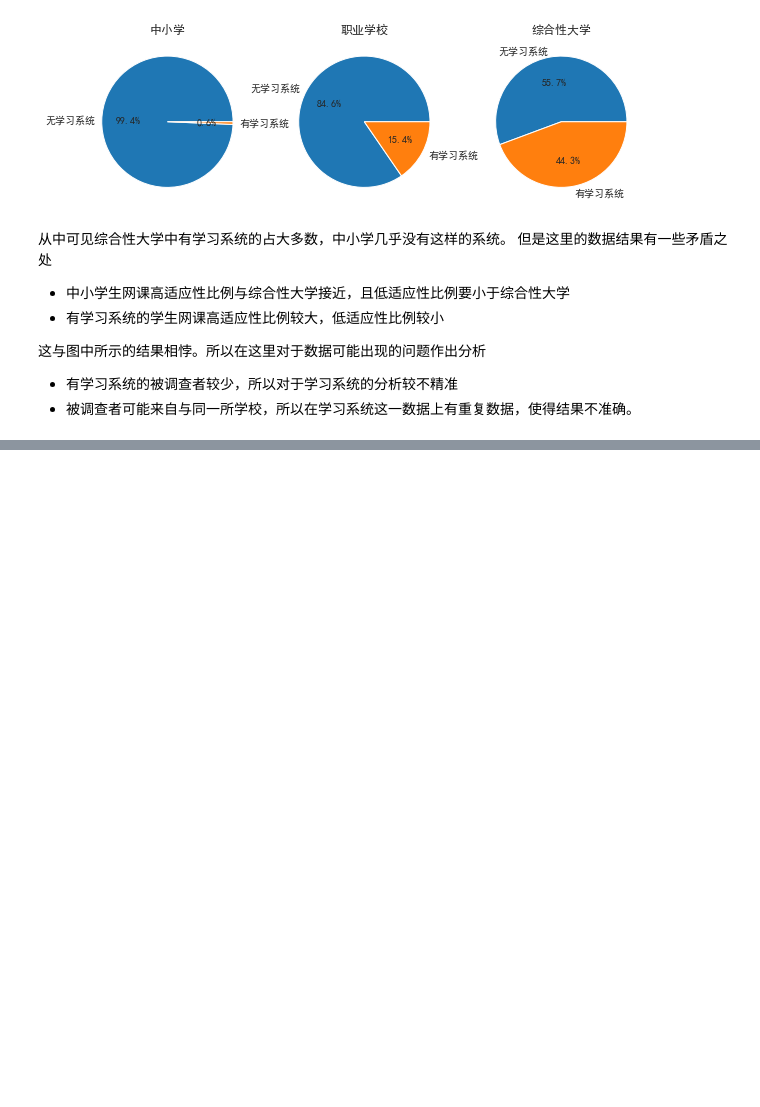
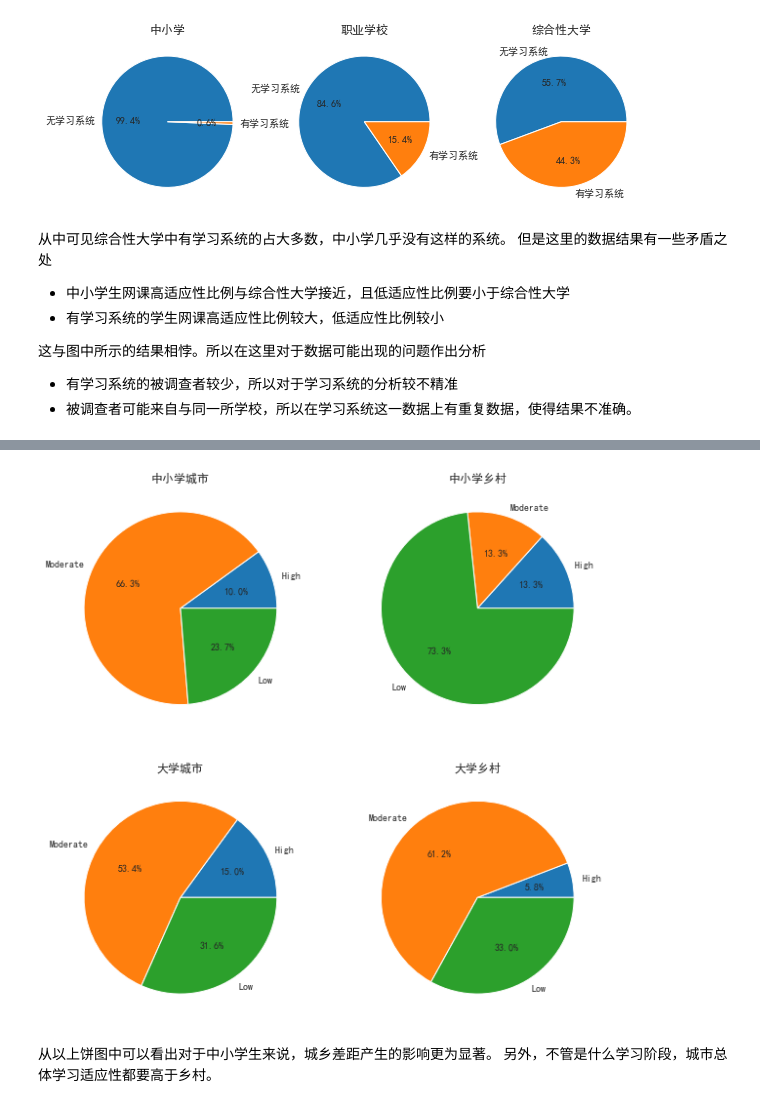
Before and after one commit to TakanashiXny/Introduction-of-DaSE, a Jupyter notebook: final/final_task.ipynb, the cells around one changed output, grey strips where cells are left out. Drawn from its saved outputs; the diff is of its cells as text; code cells hidden in the pictures; blank space fills up the shorter version.

```diff
--- a/final/final_task.ipynb
+++ b/final/final_task.ipynb
@@ -1392,0 +1506,3 @@ plt.show()
+# %%
+data5 = data.groupby(['Education Level', 'Adaptivity Level', 'Location'])['Location'].count()
+data5
@@ -1392,0 +1529,32 @@ plt.show()
+# %%
+plt.figure(figsize=(10, 10))
+school_city = [data5['School']['High']['Yes'], data5['School']['Moderate']['Yes'], data5['School']['Low']['Yes']]
+school_rural = [data5['School']['High']['No'], data5['School']['Moderate']['No'], data5['School']['Low']['No']]
+
+
+plt.subplot(221)
+plt.pie(school_city, labels=Order, autopct='%1.1f%%')
+plt.title("中小学城市")
+
+plt.subplot(222)
+plt.pie(school_rural, labels=Order, autopct='%1.1f%%')
+plt.title("中小学乡村")
+
+university_city = [data5['University']['High']['Yes'], data5['University']['Moderate']['Yes'], data5['University']['Low']['Yes']]
+university_rural = [data5['University']['High']['No'], data5['University']['Moderate']['No'], data5['University']['Low']['No']]
+
+plt.subplot(223)
+plt.pie(university_city, labels=Order, autopct='%1.1f%%')
+plt.title("大学城市")
+
+plt.subplot(224)
+plt.pie(university_rural, labels=Order, autopct='%1.1f%%')
+plt.title("大学乡村")
+
+
+plt.show()
+# %% [output]
+[figure, added]
+# %% [markdown]
+从以上饼图中可以看出对于中小学生来说，城乡差距产生的影响更为显著。
+另外，不管是什么学习阶段，城市总体学习适应性都要高于乡村。
```
Also changed, not shown: parts of 27 cells of this notebook.
